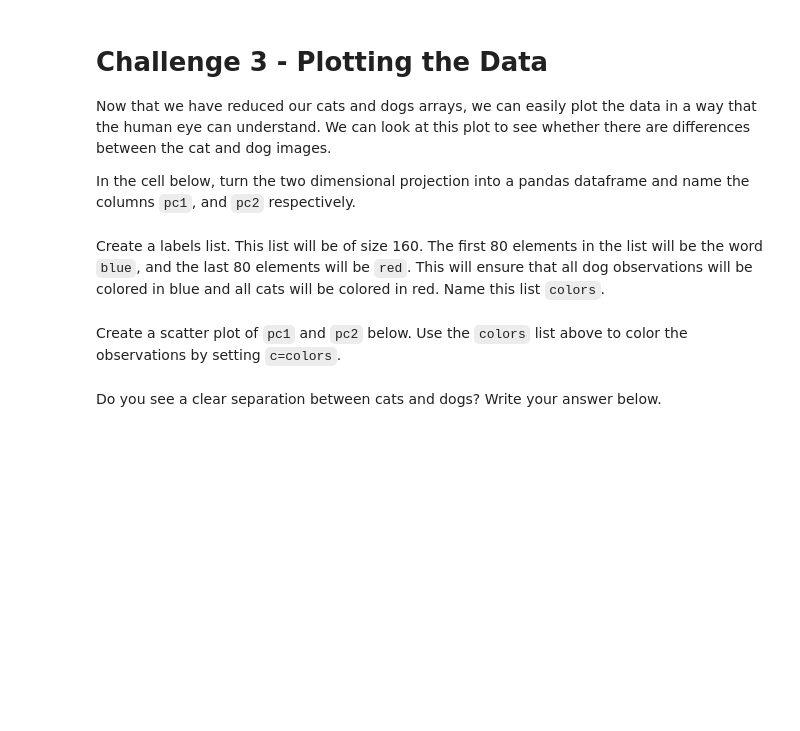
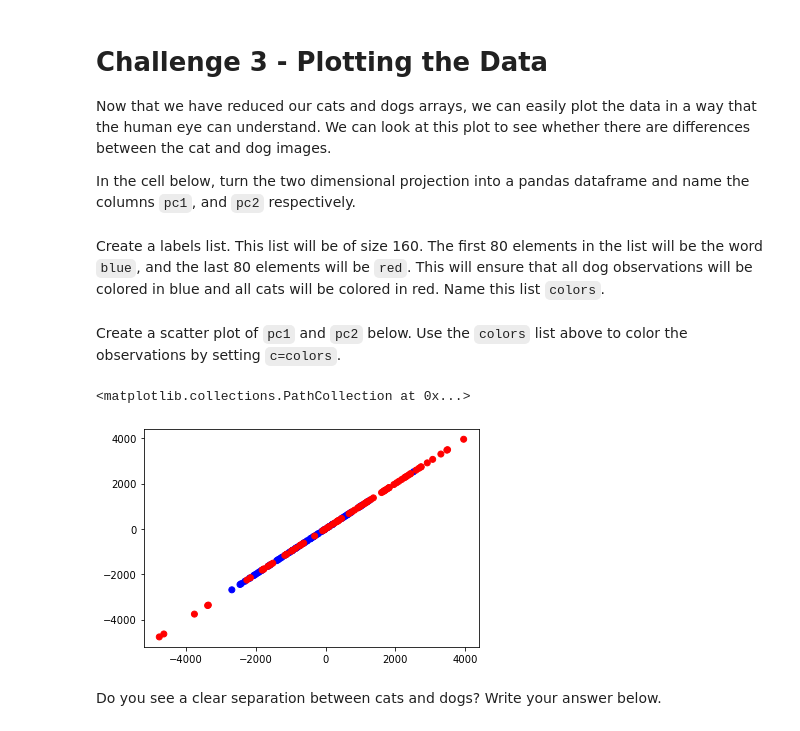
Before and after one commit to silviaherf/datamad0820, a Jupyter notebook: module-2/lab-pca/your-code/main.ipynb, the cells around one changed output. Saved outputs shown, nothing was run; the diff lists cells and outputs as text; code cells hidden in the pictures; blank space fills up the shorter version.

```diff
--- a/module-2/lab-pca/your-code/main.ipynb
+++ b/module-2/lab-pca/your-code/main.ipynb
@@ -113,7 +113,7 @@ pets.shape
 # %% [output]
 (4096, 160)
 # %%
-pc=PCA(pets,ncomp=2, standardize=False, demean=False,normalize=False)
+pc=PCA(pets,ncomp=2)
 # %%
 pc.factors.shape
 # %% [output]
@@ -135,5 +135,6 @@ Now that we have reduced our cats and dogs arrays, we can easily plot the data i
 In the cell below, turn the two dimensional projection into a pandas dataframe and name the columns `pc1`, and `pc2` respectively.
 # %%
 # Your code here:
+data=pd.DataFrame(dot_p,columns=['pc1','pc2'])
 # %% [markdown]
 Create a labels list. This list will be of size 160. The first 80 elements in the list will be the word `blue`, and the last 80 elements will be `red`. This will ensure that all dog observations will be colored in blue and all cats will be colored in red. Name this list `colors`.
@@ -142,7 +141,15 @@ Create a labels list. This list will be of size 160. The first 80 elements in th
+# %%
+blue=['blue' for i in range (0,80)]
+red=['red' for i in range (0,80)]
+colors=blue+red
 # %% [markdown]
 Create a scatter plot of `pc1` and `pc2` below. Use the `colors` list above to color the observations by setting `c=colors`.
 # %%
 # Your code here:
+plt.scatter(data.pc1,data.pc1,c=colors)
+# %% [output]
+<matplotlib.collections.PathCollection at 0x...>
+[figure, added]
 # %% [markdown]
 Do you see a clear separation between cats and dogs? Write your answer below.
 # %%
```
Also changed, not shown: parts of 1 cell of this notebook.
